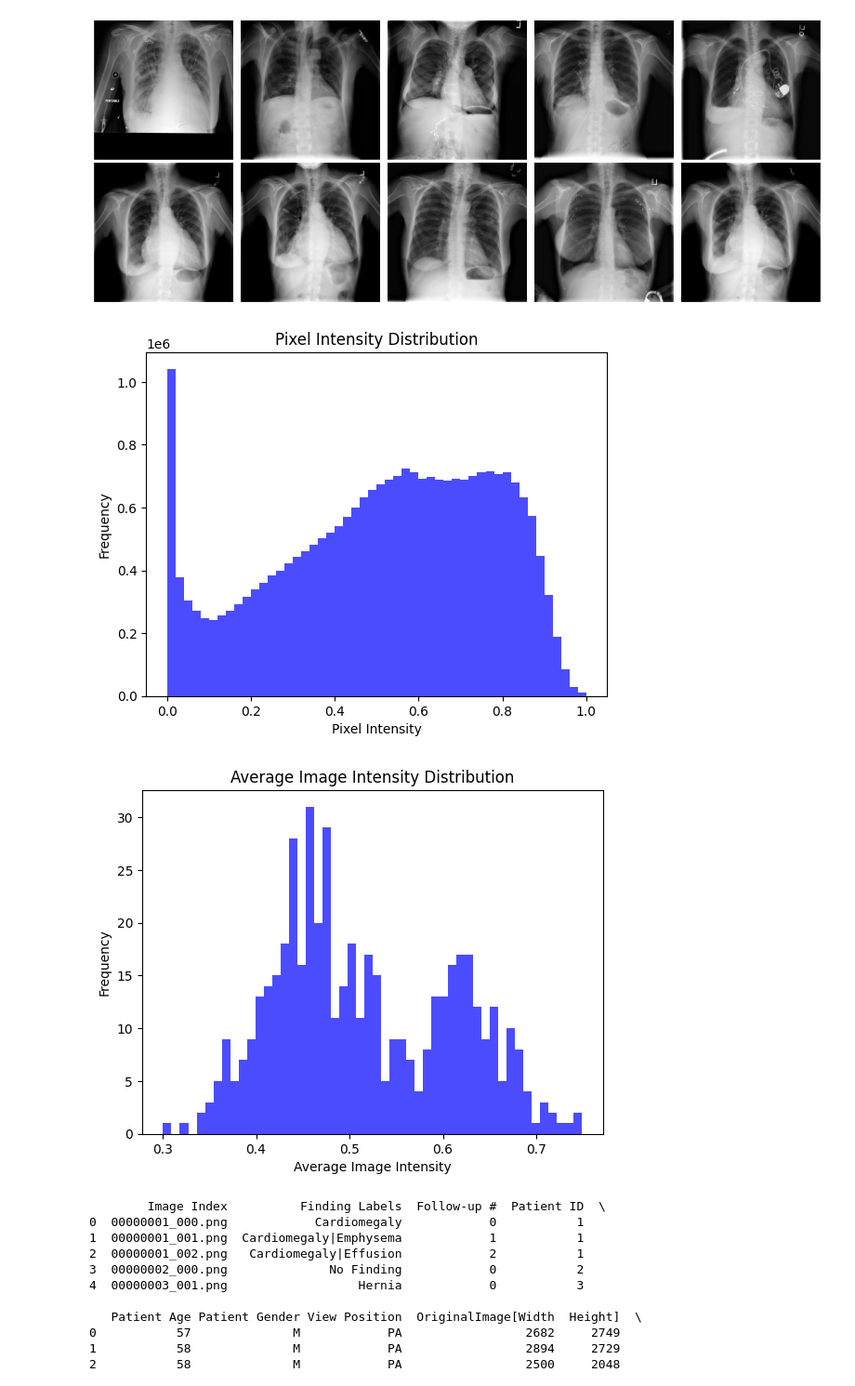
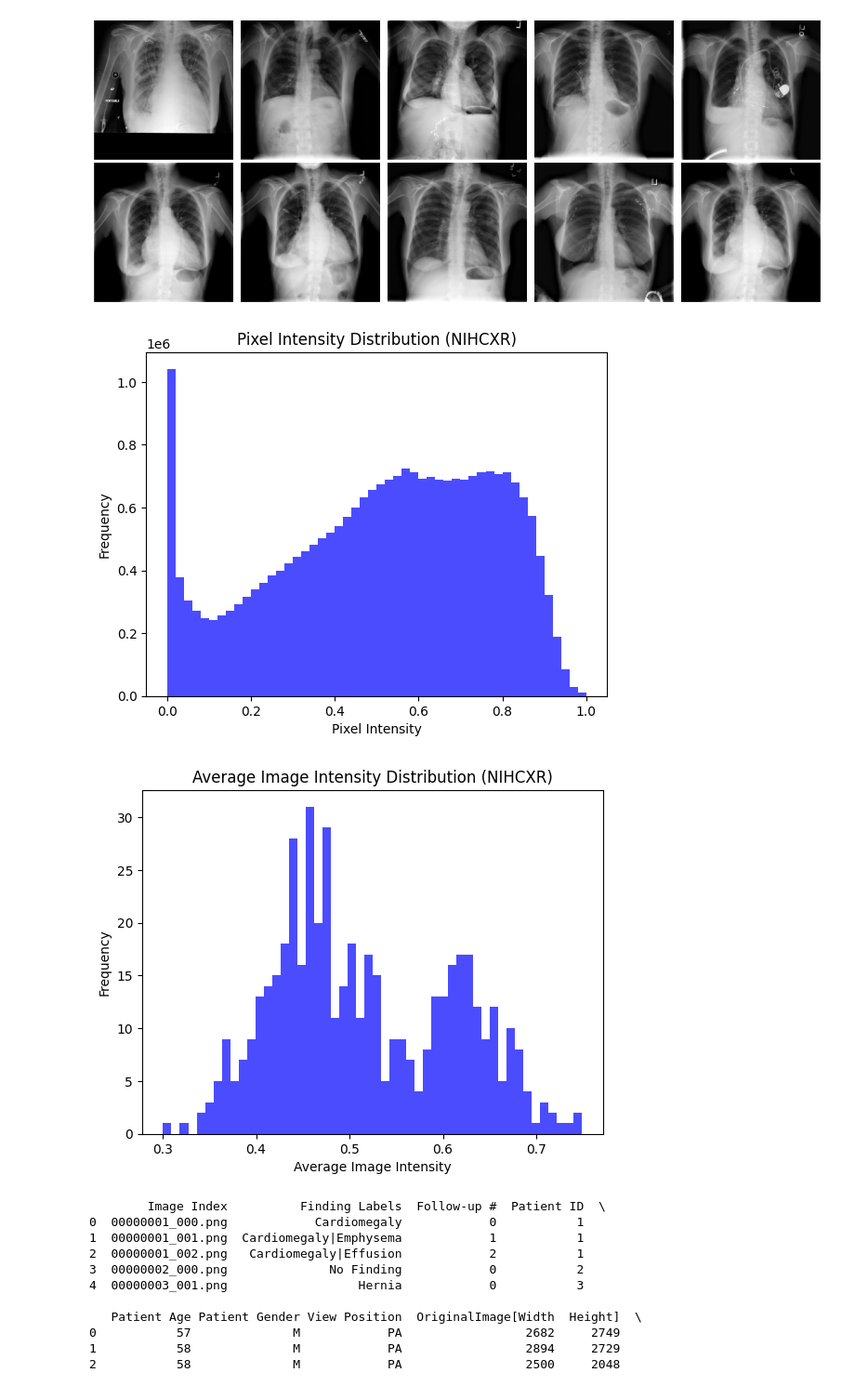
Before and after one commit to adcollin/COVID-detection-from-XRay, a Jupyter notebook: Data/NIHCXR/NIHCXR_EDA.ipynb, the cells around one changed output. Shown at 93% size. Drawn from its saved outputs; the diff is of its cells as text; code cells hidden in the pictures.

```diff
--- a/Data/NIHCXR/NIHCXR_EDA.ipynb
+++ b/Data/NIHCXR/NIHCXR_EDA.ipynb
@@ -141,24 +141,24 @@ pixel_values = df_train_np.flatten()
 
 # Generate histogram
 plt.hist(pixel_values, bins=50, color='blue', alpha=0.7)
-plt.title('Pixel Intensity Distribution')
+plt.title('Pixel Intensity Distribution (NIHCXR)')
 plt.xlabel('Pixel Intensity')
 plt.ylabel('Frequency')
 plt.show()
 # %% [output]
-[figure, old version]
+[figure, new version]
 # %%
 # Flatten the image values to compute histogram
 image_values = np.mean(df_train_np, axis=(1,2,3))
 
 # Generate histogram
 plt.hist(image_values, bins=50, color='blue', alpha=0.7)
-plt.title('Average Image Intensity Distribution')
+plt.title('Average Image Intensity Distribution (NIHCXR)')
 plt.xlabel('Average Image Intensity')
 plt.ylabel('Frequency')
 plt.show()
 # %% [output]
-[figure, old version]
+[figure, new version]
 # %%
 csv_path = os.path.join(root, "NIHCXR", "Data_Entry_2017_v2020.csv")
 
```
Also changed, not shown: parts of 4 cells of this notebook.
